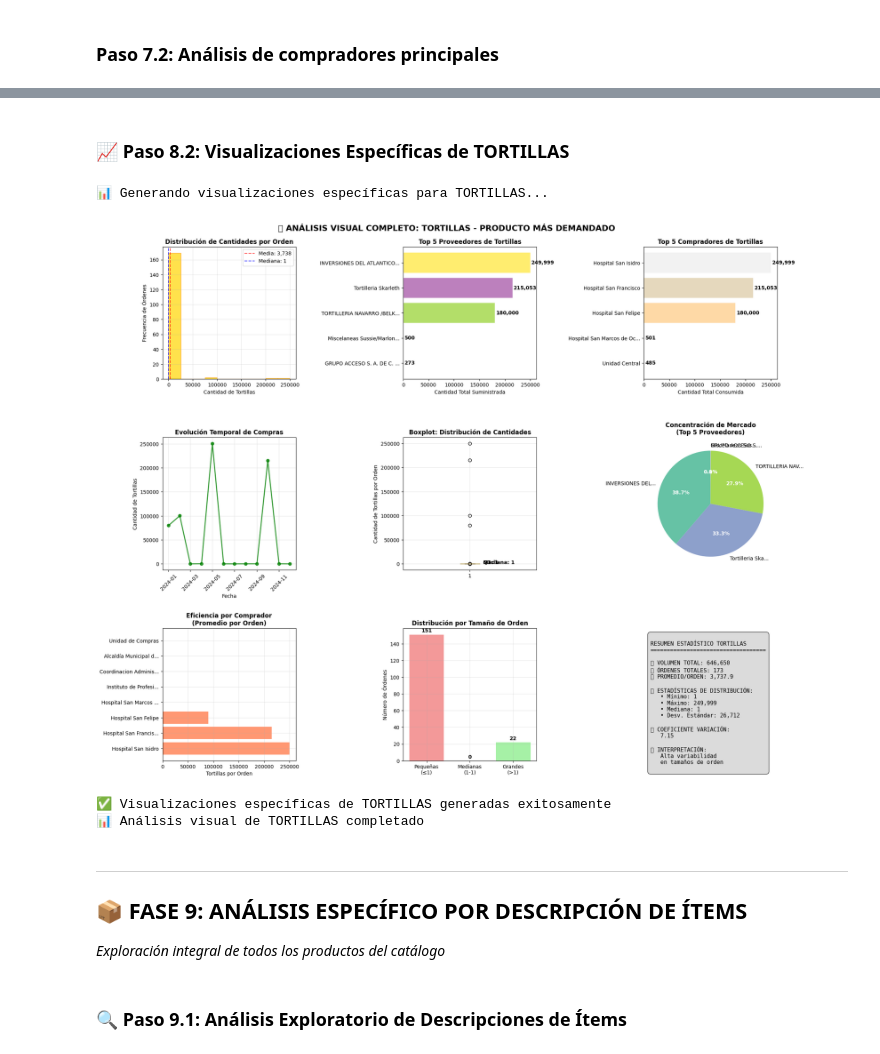
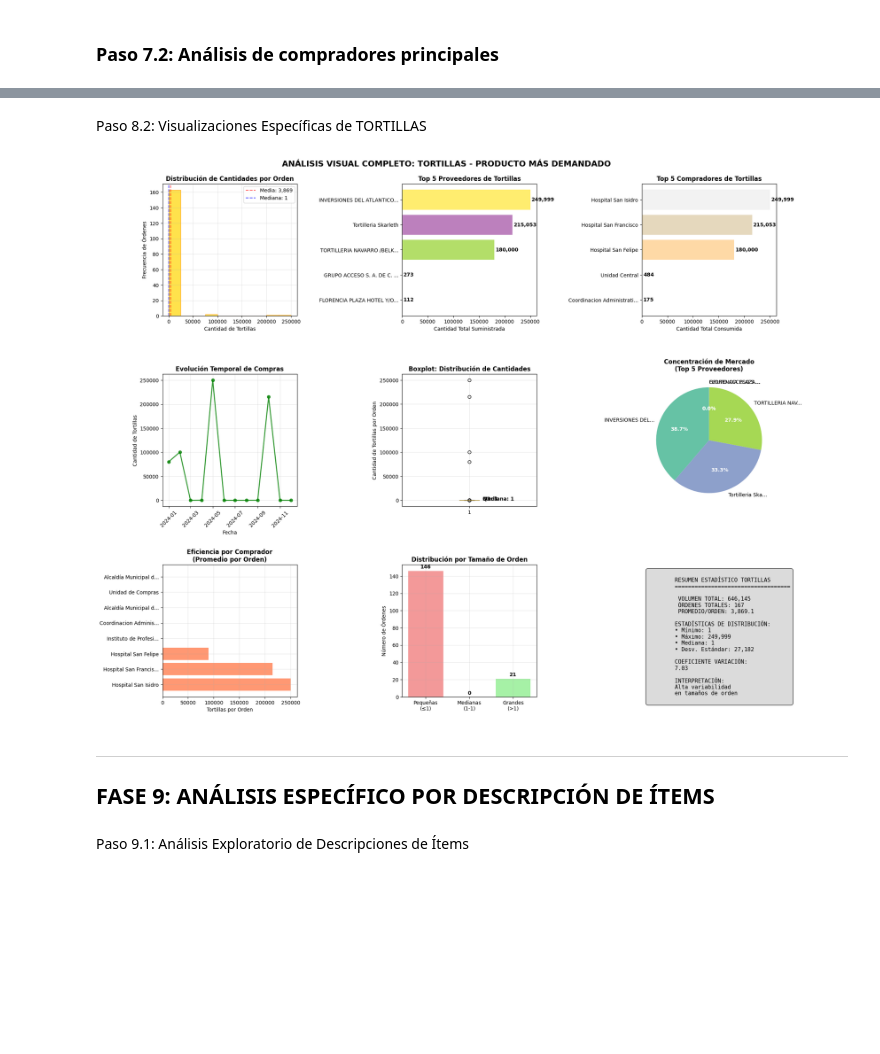
Before and after one commit to Diazgerard/EDA_MINERIA, a Jupyter notebook: eda_minera.ipynb, the cells around one changed output, grey strips where cells are left out. Drawn from its saved outputs; the diff is of its cells as text; code cells hidden in the pictures; blank space fills up the shorter version.

```diff
--- a/eda_minera.ipynb
+++ b/eda_minera.ipynb
@@ -29,7 +29,7 @@ plt.rcParams['font.size'] = 10
 # %% [markdown]
 Paso 2.1: Carga del dataset
 # %%
-df = pd.read_csv('oncae.csv')
+df = pd.read_csv('oncae_2.csv')
 print(f"Archivo cargado exitosamente")
 print(f"Dimensiones: {df.shape[0]:,} filas × {df.shape[1]:,} columnas")
 # %% [output]
@@ -1725,9 +1583,6 @@ print("\n🌮 Análisis específico de TORTILLAS completado")
 # %% [markdown]
-### 📈 **Paso 8.2: Visualizaciones Específicas de TORTILLAS**
+Paso 8.2: Visualizaciones Específicas de TORTILLAS
 # %%
-# VISUALIZACIONES ESPECÍFICAS PARA TORTILLAS
-print("📊 Generando visualizaciones específicas para TORTILLAS...")
-
 if 'tortillas_analysis' in globals() and len(tortillas_analysis['data']) > 0:
     tortillas_data = tortillas_analysis['data']
 
@@ -1893,62 +1748,55 @@ if 'tortillas_analysis' in globals() and len(tortillas_analysis['data']) > 0:
 
     # Agregar etiquetas de valores
     for bar, value in zip(bars, values):
         plt.text(bar.get_x() + bar.get_width()/2, bar.get_height() + max(values) * 0.01,
                 f'{value}', ha='center', va='bottom', fontweight='bold')
 
     # 9. RESUMEN ESTADÍSTICO
     plt.subplot(3, 3, 9)
     plt.axis('off')
 
     # Crear resumen estadístico visual
     stats_text = f"""
-RESUMEN ESTADÍSTICO TORTILLAS
-{'='*35}
+        RESUMEN ESTADÍSTICO TORTILLAS
+        {'='*35}
 
-📊 VOLUMEN TOTAL: {tortillas_analysis['total_quantity']:,.0f}
-📦 ÓRDENES TOTALES: {tortillas_analysis['total_orders']:,}
-📈 PROMEDIO/ORDEN: {tortillas_analysis['avg_per_order']:,.1f}
+         VOLUMEN TOTAL: {tortillas_analysis['total_quantity']:,.0f}
+         ÓRDENES TOTALES: {tortillas_analysis['total_orders']:,}
+         PROMEDIO/ORDEN: {tortillas_analysis['avg_per_order']:,.1f}
 
-📉 ESTADÍSTICAS DE DISTRIBUCIÓN:
-   • Mínimo: {tortillas_data['quantityItem'].min():,.0f}
-   • Máximo: {tortillas_data['quantityItem'].max():,.0f}
-   • Mediana: {tortillas_data['quantityItem'].median():,.0f}
-   • Desv. Estándar: {tortillas_data['quantityItem'].std():,.0f}
+        ESTADÍSTICAS DE DISTRIBUCIÓN:
+        • Mínimo: {tortillas_data['quantityItem'].min():,.0f}
+        • Máximo: {tortillas_data['quantityItem'].max():,.0f}
+        • Mediana: {tortillas_data['quantityItem'].median():,.0f}
+        • Desv. Estándar: {tortillas_data['quantityItem'].std():,.0f}
 
-🎯 COEFICIENTE VARIACIÓN:
-   {tortillas_data['quantityItem'].std() / tortillas_data['quantityItem'].mean():.2f}
+        COEFICIENTE VARIACIÓN:
+        {tortillas_data['quantityItem'].std() / tortillas_data['quantityItem'].mean():.2f}
 
-💡 INTERPRETACIÓN:
-   {"Alta variabilidad" if tortillas_data['quantityItem'].std() / tortillas_data['quantityItem'].mean() > 1 else "Moderada variabilidad" if tortillas_data['quantityItem'].std() / tortillas_data['quantityItem'].mean() > 0.5 else "Baja variabilidad"}
-   en tamaños de orden
-"""
+        INTERPRETACIÓN:
+        {"Alta variabilidad" if tortillas_data['quantityItem'].std() / tortillas_data['quantityItem'].mean() > 1 else "Moderada variabilidad" if tortillas_data['quantityItem'].std() / tortillas_data['quantityItem'].mean() > 0.5 else "Baja variabilidad"}
+        en tamaños de orden
+    """
 
     plt.text(0.05, 0.95, stats_text, transform=plt.gca().transAxes,
              fontsize=11, verticalalignment='top', fontfamily='monospace',
              bbox=dict(boxstyle="round,pad=0.5", facecolor="lightgray", alpha=0.8))
 
     # Ajustar layout y mostrar
     plt.tight_layout(pad=3.0)
-    plt.suptitle('🌮 ANÁLISIS VISUAL COMPLETO: TORTILLAS - PRODUCTO MÁS DEMANDADO',
+    plt.suptitle('ANÁLISIS VISUAL COMPLETO: TORTILLAS - PRODUCTO MÁS DEMANDADO',
                  fontsize=16, fontweight='bold', y=0.98)
     plt.subplots_adjust(top=0.94)
     plt.show()
 
-    print("✅ Visualizaciones específicas de TORTILLAS generadas exitosamente")
 
 else:
-    print("❌ No hay datos de TORTILLAS disponibles para visualizar")
-
-print("📊 Análisis visual de TORTILLAS completado")
+    print("No hay datos de TORTILLAS disponibles para visualizar")
 # %% [output]
-📊 Generando visualizaciones específicas para TORTILLAS...
-[figure, old version]
+[figure, new version]
-✅ Visualizaciones específicas de TORTILLAS generadas exitosamente
-📊 Análisis visual de TORTILLAS completado
 # %% [markdown]
 ---
-## 📦 **FASE 9: ANÁLISIS ESPECÍFICO POR DESCRIPCIÓN DE ÍTEMS**
-*Exploración integral de todos los productos del catálogo*
+## **FASE 9: ANÁLISIS ESPECÍFICO POR DESCRIPCIÓN DE ÍTEMS**
 # %% [markdown]
-### 🔍 **Paso 9.1: Análisis Exploratorio de Descripciones de Ítems**
+Paso 9.1: Análisis Exploratorio de Descripciones de Ítems
 # %%
```
Also changed, not shown: parts of 34 cells of this notebook, 1 other file.
